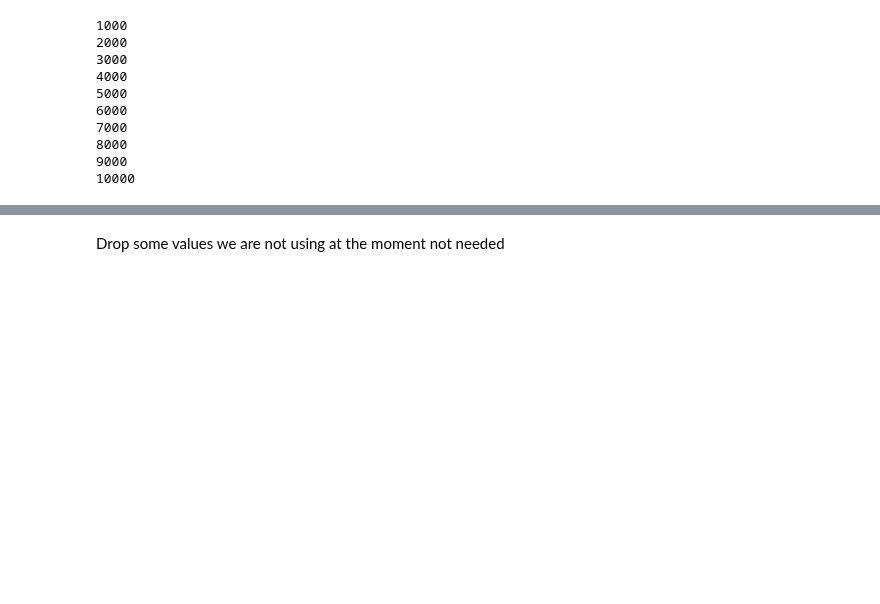
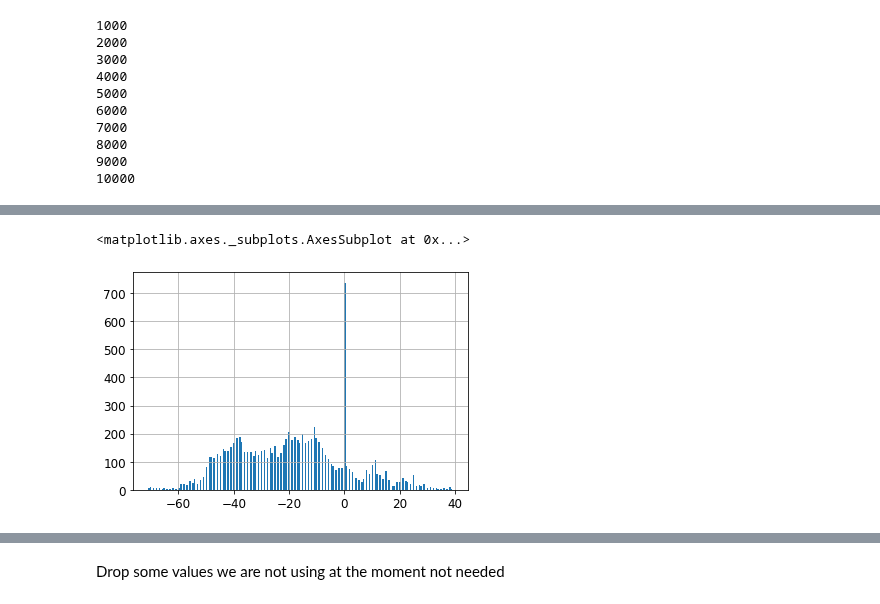
Before and after one commit to swicklund/hackathon, a Jupyter notebook: MLModel1.ipynb, the cells around one changed output, grey strips where cells are left out. Saved outputs shown, nothing was run; the diff lists cells and outputs as text; code cells hidden in the pictures; blank space fills up the shorter version.

```diff
--- a/MLModel1.ipynb
+++ b/MLModel1.ipynb
@@ -218,0 +288,5 @@ array([  4,   3,   2,   1, -10,  -8,  56,  58,  55,  43,  29,  34,   0,  12,  22
+# %%
+dfTrainsLearn['nextSpeed'].hist(bins=200)
+# %% [output]
+<matplotlib.axes._subplots.AxesSubplot at 0x...>
+[figure, added]
```
Also changed, not shown: parts of 30 cells of this notebook.
